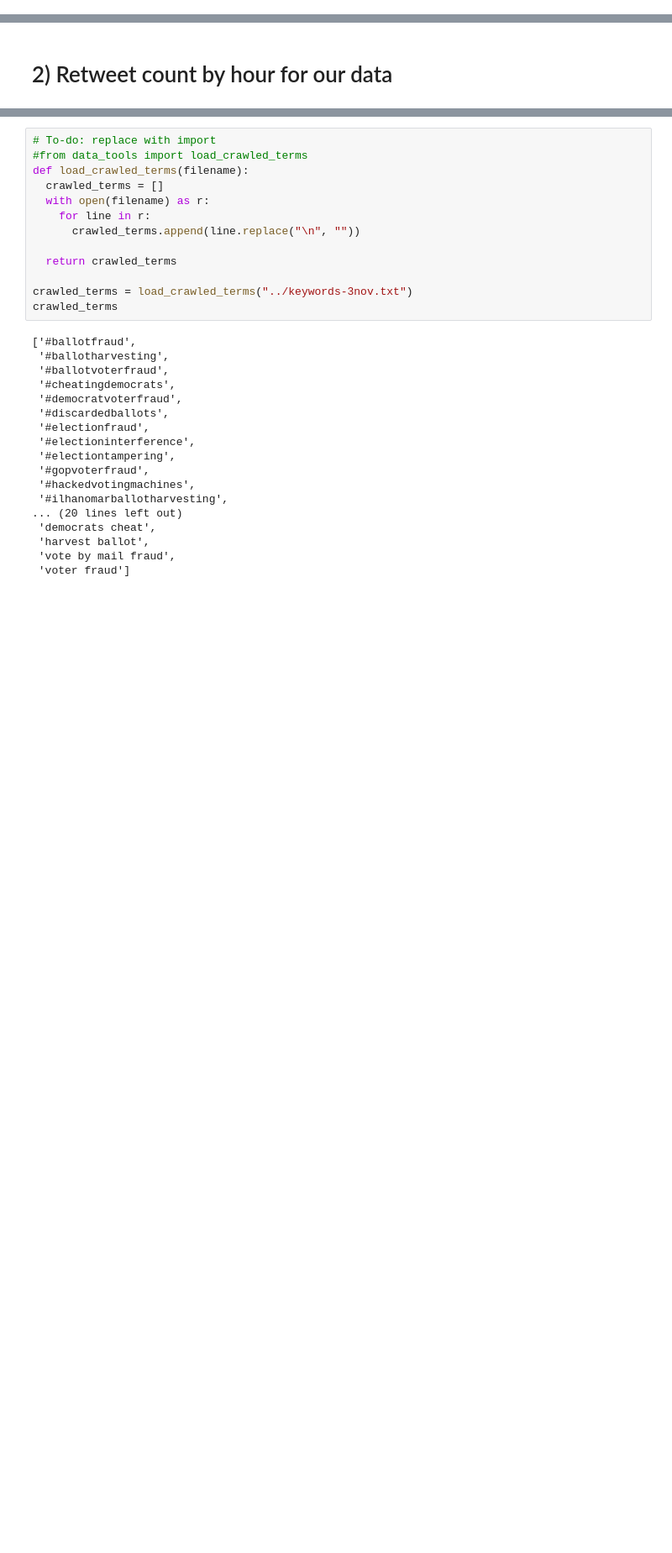
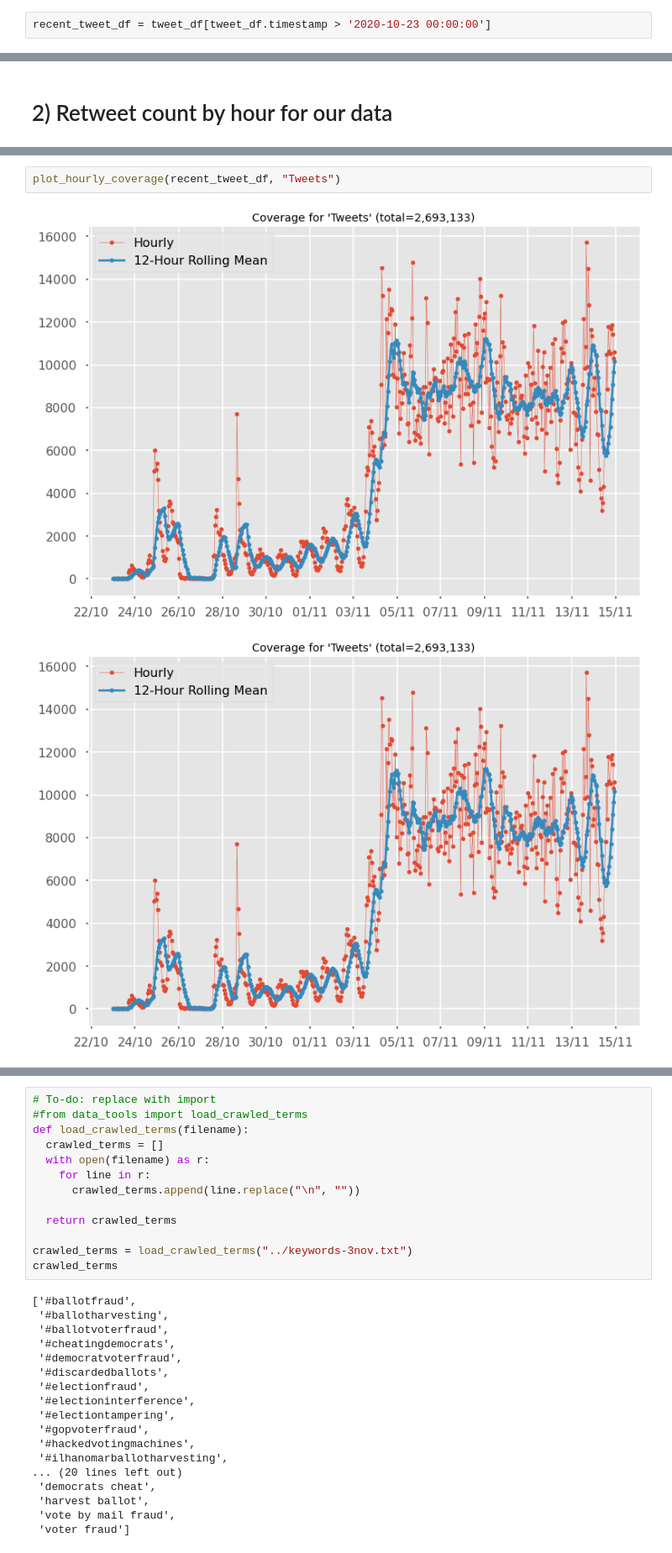
Before and after one commit to sTechLab/VoterFraud2020-analysis, a Jupyter notebook: notebooks/initial_exploration.ipynb, the cells around one changed output, grey strips where cells are left out. Shown at 84% size. Cells and saved outputs as stored; diff of their text form; blank space fills up the shorter version.

Commit message:
More updates, added co-occurrence matrix and crawled terms df
+ recent tweets df

```diff
--- a/notebooks/initial_exploration.ipynb
+++ b/notebooks/initial_exploration.ipynb
@@ -94,3 +123,5 @@ Index([], dtype='object')
+# %%
+recent_tweet_df = tweet_df[tweet_df.timestamp > '2020-10-23 00:00:00']
 # %% [markdown]
 # 1) Basic stats
 
@@ -184 +218,6 @@ Text(0.5, 1.0, 'Retweet Coverage (total=13,023,076)')
+# %%
+plot_hourly_coverage(recent_tweet_df, "Tweets")
+# %% [output]
+[figure, added]
+[figure, added]
 # %% [markdown]
```
Also changed, not shown: parts of 18 cells of this notebook, 3 other files.
